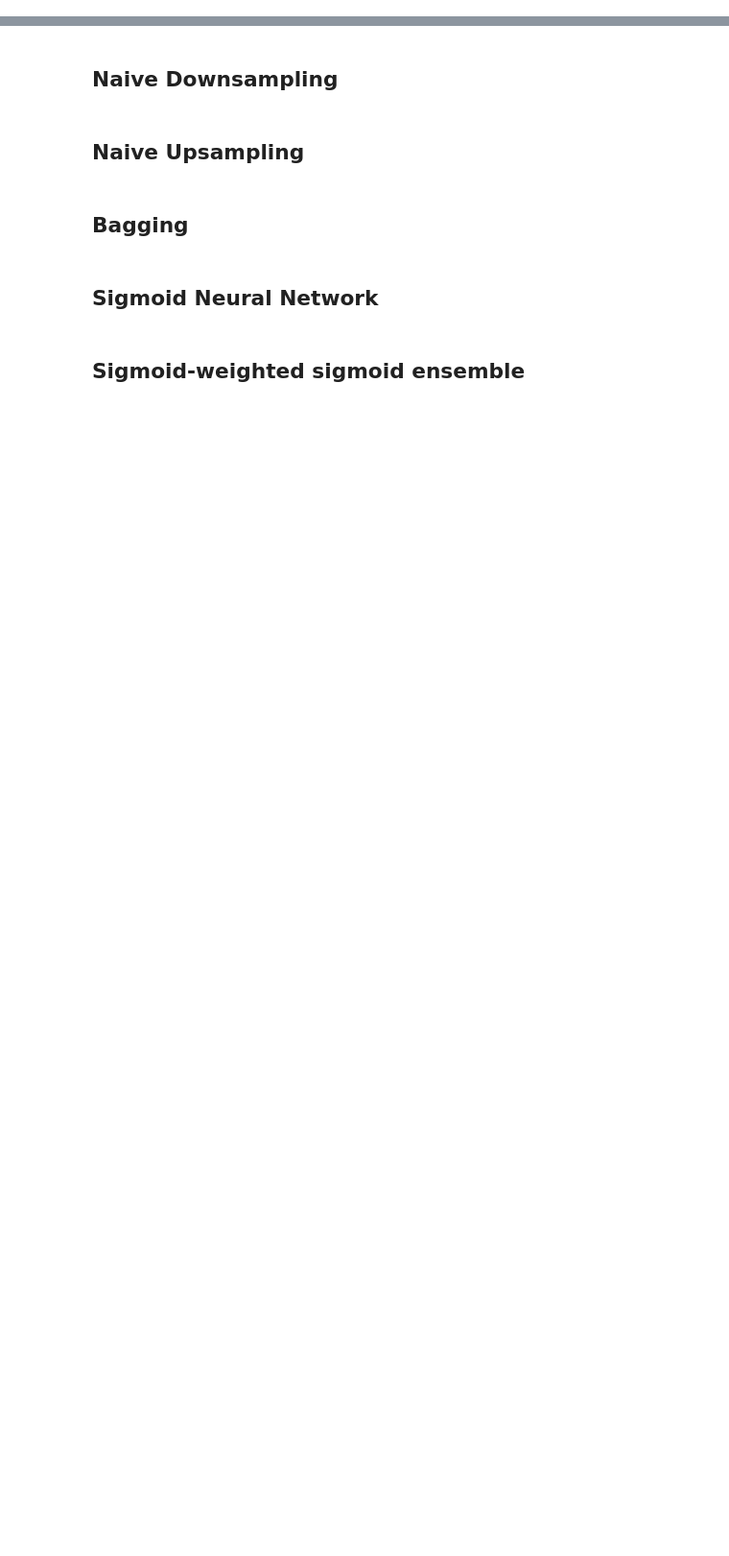
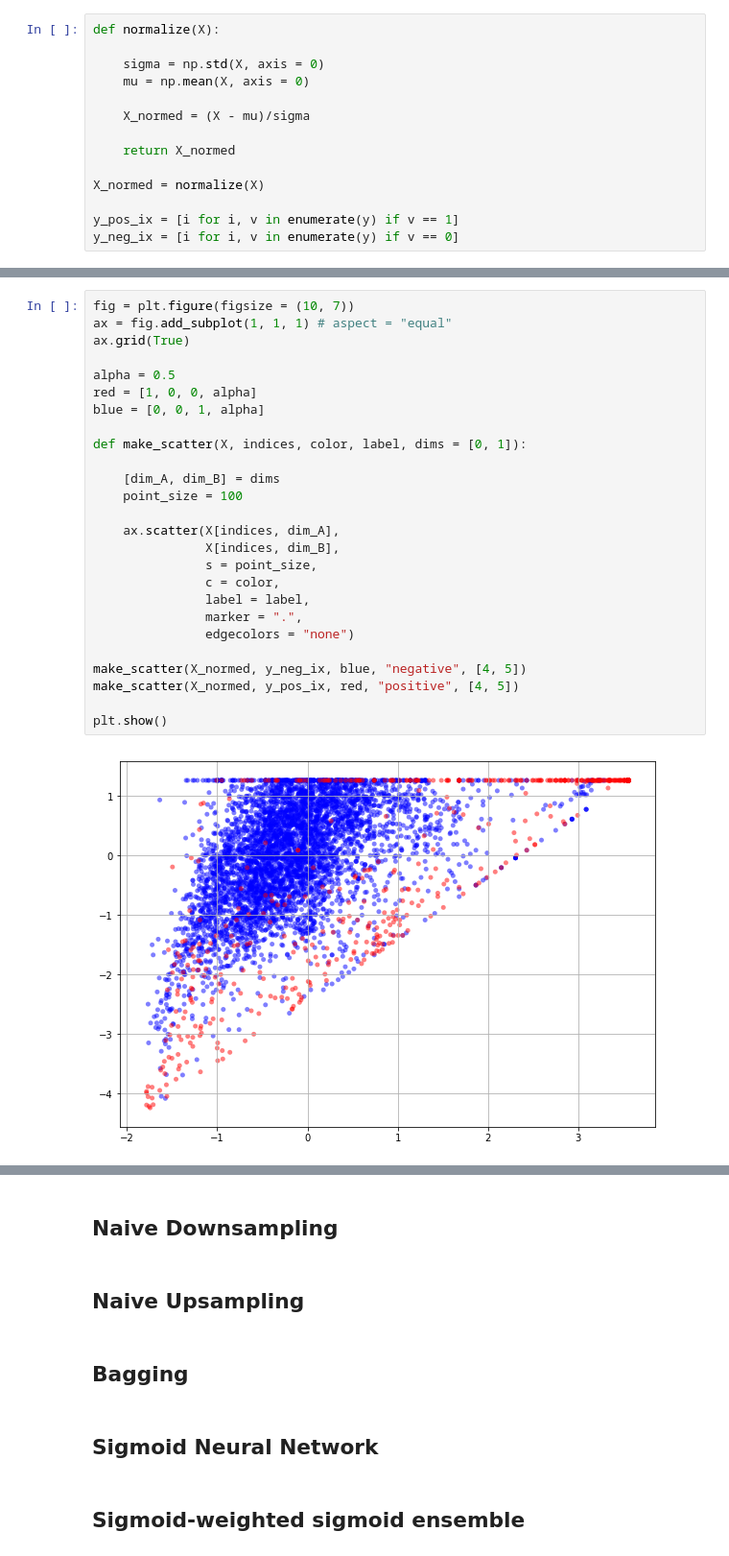
Before and after one commit to chrismbryant/imbalanced-data-classification, a Jupyter notebook: notebooks/imbalanced_data_methods.ipynb, the cells around one changed output, grey strips where cells are left out. Shown: that part at 96% size. Drawn from its saved outputs; the diff is of its cells as text; blank space fills up the shorter version.

```diff
--- a/notebooks/imbalanced_data_methods.ipynb
+++ b/notebooks/imbalanced_data_methods.ipynb
@@ -7,0 +39,14 @@ import imblearn
+# %%
+def normalize(X):
+
+    sigma = np.std(X, axis = 0)
+    mu = np.mean(X, axis = 0)
+
+    X_normed = (X - mu)/sigma
+
+    return X_normed
+
+X_normed = normalize(X)
+
+y_pos_ix = [i for i, v in enumerate(y) if v == 1]
+y_neg_ix = [i for i, v in enumerate(y) if v == 0]
@@ -7,0 +57,28 @@ import imblearn
+# %%
+fig = plt.figure(figsize = (10, 7))
+ax = fig.add_subplot(1, 1, 1) # aspect = "equal"
+ax.grid(True)
+
+alpha = 0.5
+red = [1, 0, 0, alpha]
+blue = [0, 0, 1, alpha]
+
+def make_scatter(X, indices, color, label, dims = [0, 1]):
+
+    [dim_A, dim_B] = dims
+    point_size = 100
+
+    ax.scatter(X[indices, dim_A],
+               X[indices, dim_B],
+               s = point_size,
+               c = color,
+               label = label,
+               marker = ".",
+               edgecolors = "none")
+
+make_scatter(X_normed, y_neg_ix, blue, "negative", [4, 5])
+make_scatter(X_normed, y_pos_ix, red, "positive", [4, 5])
+
+plt.show()
+# %% [output]
+[figure, added]
```
Also changed, not shown: parts of 13 cells of this notebook, 2 other files.
